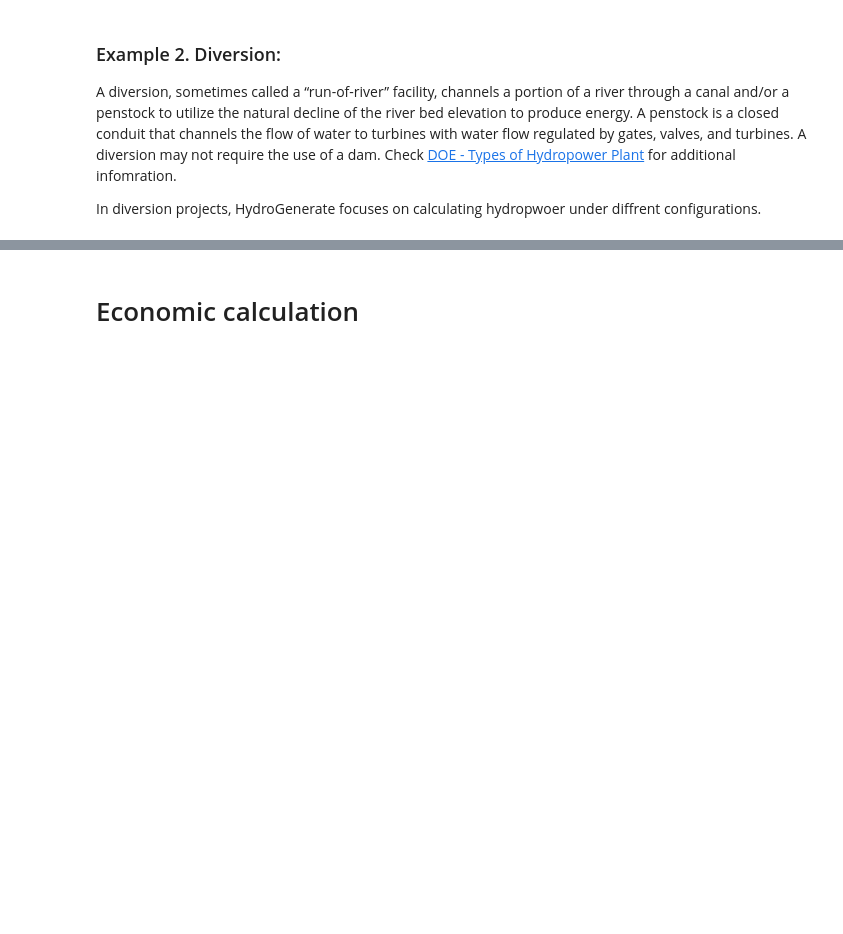
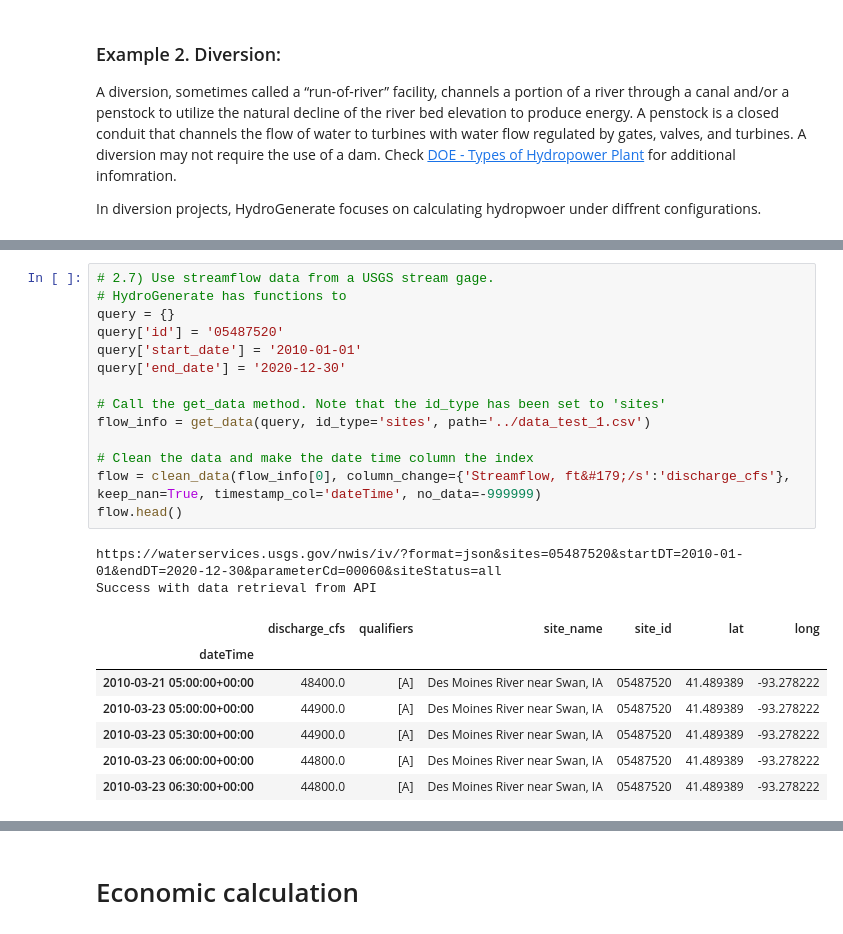
Before and after one commit to IdahoLabResearch/HydroGenerate, a Jupyter notebook: examples/HydroGenerate_Workflow.ipynb, the cells around one changed output, grey strips where cells are left out. Cells and saved outputs as stored; diff of their text form; blank space fills up the shorter version.

Commit message:
Added annual energy calculation and handling pandas dataframes
This version computes annual energy computation and adds additional functionality for handling flow data in pandas dataframe format

```diff
--- a/examples/HydroGenerate_Workflow.ipynb
+++ b/examples/HydroGenerate_Workflow.ipynb
@@ -300 +374,25 @@ Power (kW) for the given flow range: [4621.3 4633.8 4608.9 ... 4508.5 4419.9 448
+# %%
+# 2.7) Use streamflow data from a USGS stream gage.
+# HydroGenerate has functions to
+query = {}
+query['id'] = '05487520'
+query['start_date'] = '2010-01-01'
+query['end_date'] = '2020-12-30'
+
+# Call the get_data method. Note that the id_type has been set to 'sites'
+flow_info = get_data(query, id_type='sites', path='../data_test_1.csv')
+
+# Clean the data and make the date time column the index
+flow = clean_data(flow_info[0], column_change={'Streamflow, ft&#179;/s':'discharge_cfs'}, keep_nan=True, timestamp_col='dateTime', no_data=-999999)
+flow.head()
+# %% [output]
+https://waterservices.usgs.gov/nwis/iv/?format=json&sites=05487520&startDT=2010-01-01&endDT=2020-12-30&parameterCd=00060&siteStatus=all
+Success with data retrieval from API
+|  | discharge_cfs | qualifiers | site_name | site_id | lat | long |
+| dateTime |  |  |  |  |  |  |
+| 2010-03-21 05:00:00+00:00 | 48400.0 | [A] | Des Moines River near Swan, IA | 05487520 | 41.489389 | -93.278222 |
+| 2010-03-23 05:00:00+00:00 | 44900.0 | [A] | Des Moines River near Swan, IA | 05487520 | 41.489389 | -93.278222 |
+| 2010-03-23 05:30:00+00:00 | 44900.0 | [A] | Des Moines River near Swan, IA | 05487520 | 41.489389 | -93.278222 |
+| 2010-03-23 06:00:00+00:00 | 44800.0 | [A] | Des Moines River near Swan, IA | 05487520 | 41.489389 | -93.278222 |
+| 2010-03-23 06:30:00+00:00 | 44800.0 | [A] | Des Moines River near Swan, IA | 05487520 | 41.489389 | -93.278222 |
 # %%
```
Also changed, not shown: parts of 20 cells of this notebook, 1 other file.
